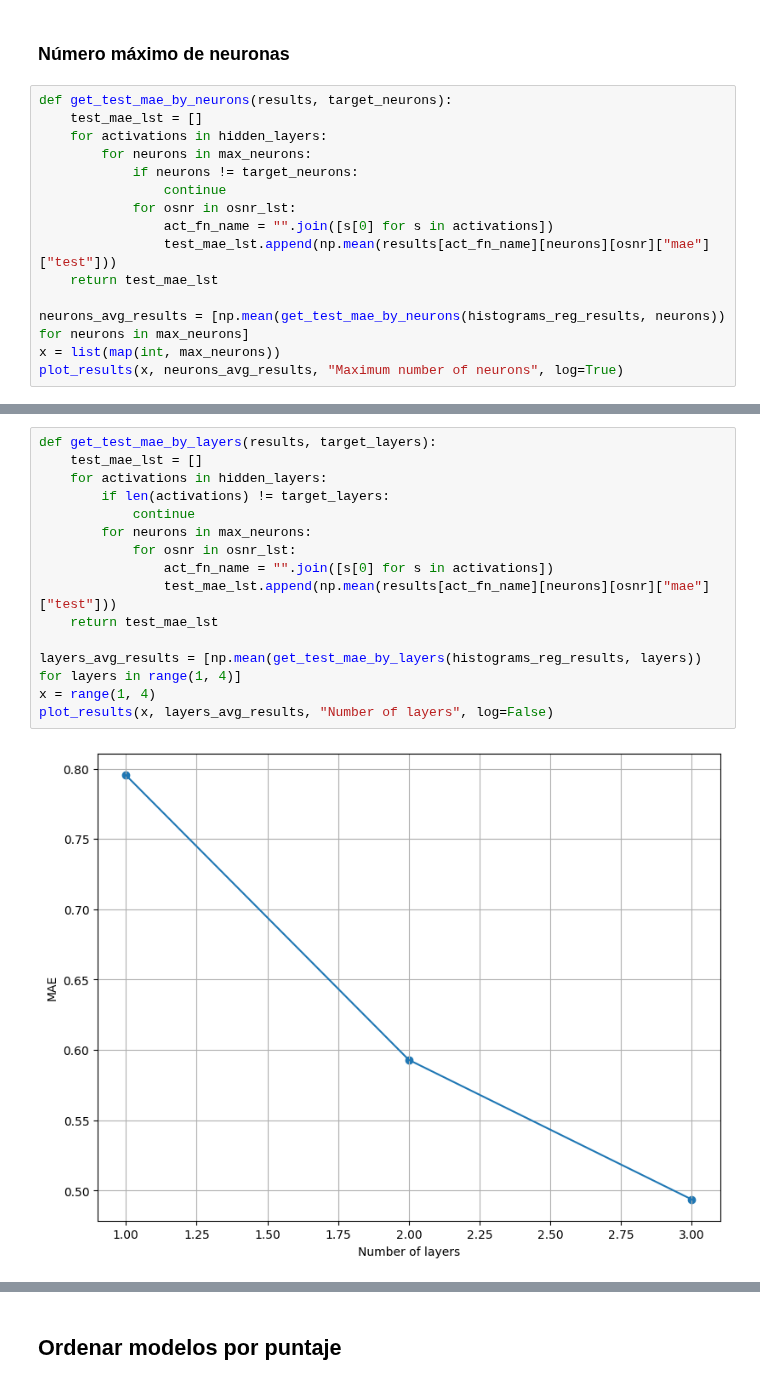
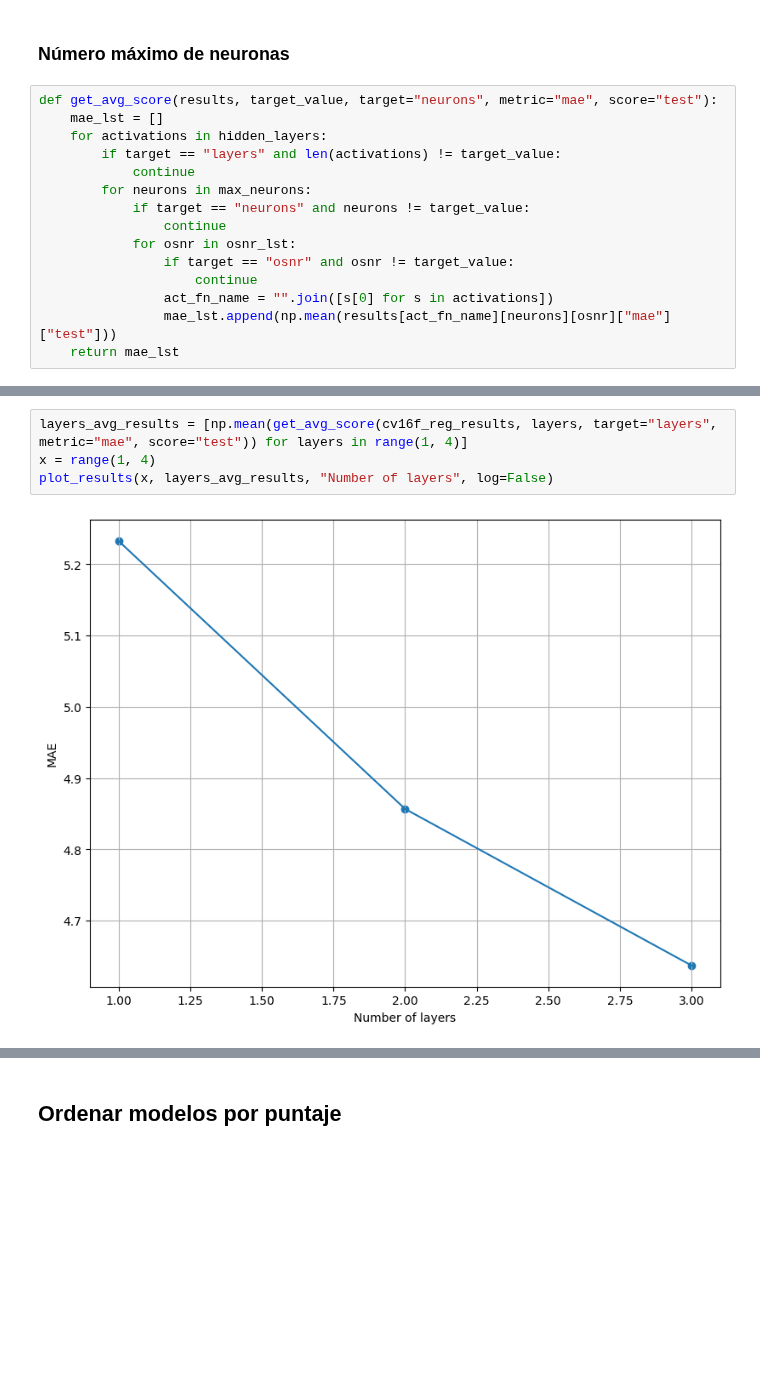
Before and after one commit to jjgranadat/Semillero_SOFA, a Jupyter notebook: ICI_Project/Codes/CountingVectors/CV_16GBd_Regression.ipynb, the cells around one changed output, grey strips where cells are left out. Drawn from its saved outputs; the diff is of its cells as text; blank space fills up the shorter version.

Commit message:
[Feature] Finished FCM features models, refined get_avg_score and sort_models methods

```diff
--- a/ICI_Project/Codes/CountingVectors/CV_16GBd_Regression.ipynb
+++ b/ICI_Project/Codes/CountingVectors/CV_16GBd_Regression.ipynb
@@ -380,17 +358,17 @@ Needed iterations: 1282
 # %% [markdown]
 ### Número máximo de neuronas
 # %%
-def get_test_mae_by_neurons(results, target_neurons):
-    test_mae_lst = []
+def get_avg_score(results, target_value, target="neurons", metric="mae", score="test"):
+    mae_lst = []
     for activations in hidden_layers:
+        if target == "layers" and len(activations) != target_value:
+            continue
         for neurons in max_neurons:
-            if neurons != target_neurons:
+            if target == "neurons" and neurons != target_value:
                 continue
             for osnr in osnr_lst:
+                if target == "osnr" and osnr != target_value:
+                    continue
                 act_fn_name = "".join([s[0] for s in activations])
-                test_mae_lst.append(np.mean(results[act_fn_name][neurons][osnr]["mae"]["test"]))
-    return test_mae_lst
-
-neurons_avg_results = [np.mean(get_test_mae_by_neurons(histograms_reg_results, neurons)) for neurons in max_neurons]
-x = list(map(int, max_neurons))
-plot_results(x, neurons_avg_results, "Maximum number of neurons", log=True)
+                mae_lst.append(np.mean(results[act_fn_name][neurons][osnr]["mae"]["test"]))
+    return mae_lst
@@ -418,17 +381,6 @@ plot_results(x, neurons_avg_results, "Maximum number of neurons", log=True)
 # %%
-def get_test_mae_by_layers(results, target_layers):
-    test_mae_lst = []
-    for activations in hidden_layers:
-        if len(activations) != target_layers:
-            continue
-        for neurons in max_neurons:
-            for osnr in osnr_lst:
-                act_fn_name = "".join([s[0] for s in activations])
-                test_mae_lst.append(np.mean(results[act_fn_name][neurons][osnr]["mae"]["test"]))
-    return test_mae_lst
-
-layers_avg_results = [np.mean(get_test_mae_by_layers(histograms_reg_results, layers)) for layers in range(1, 4)]
+layers_avg_results = [np.mean(get_avg_score(cv16f_reg_results, layers, target="layers", metric="mae", score="test")) for layers in range(1, 4)]
 x = range(1, 4)
 plot_results(x, layers_avg_results, "Number of layers", log=False)
 # %% [output]
-[figure, old version]
+[figure, new version]
```
Also changed, not shown: parts of 14 cells of this notebook.
